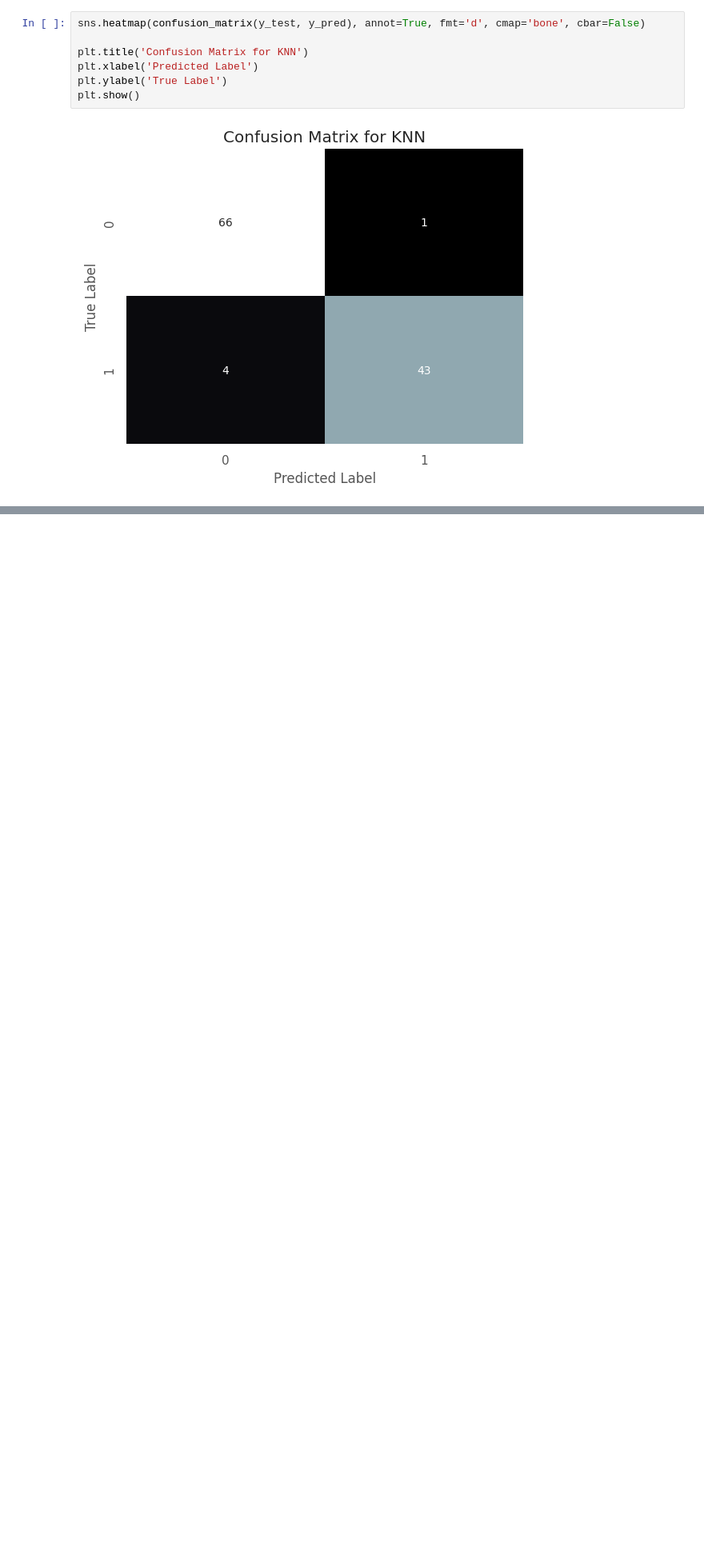
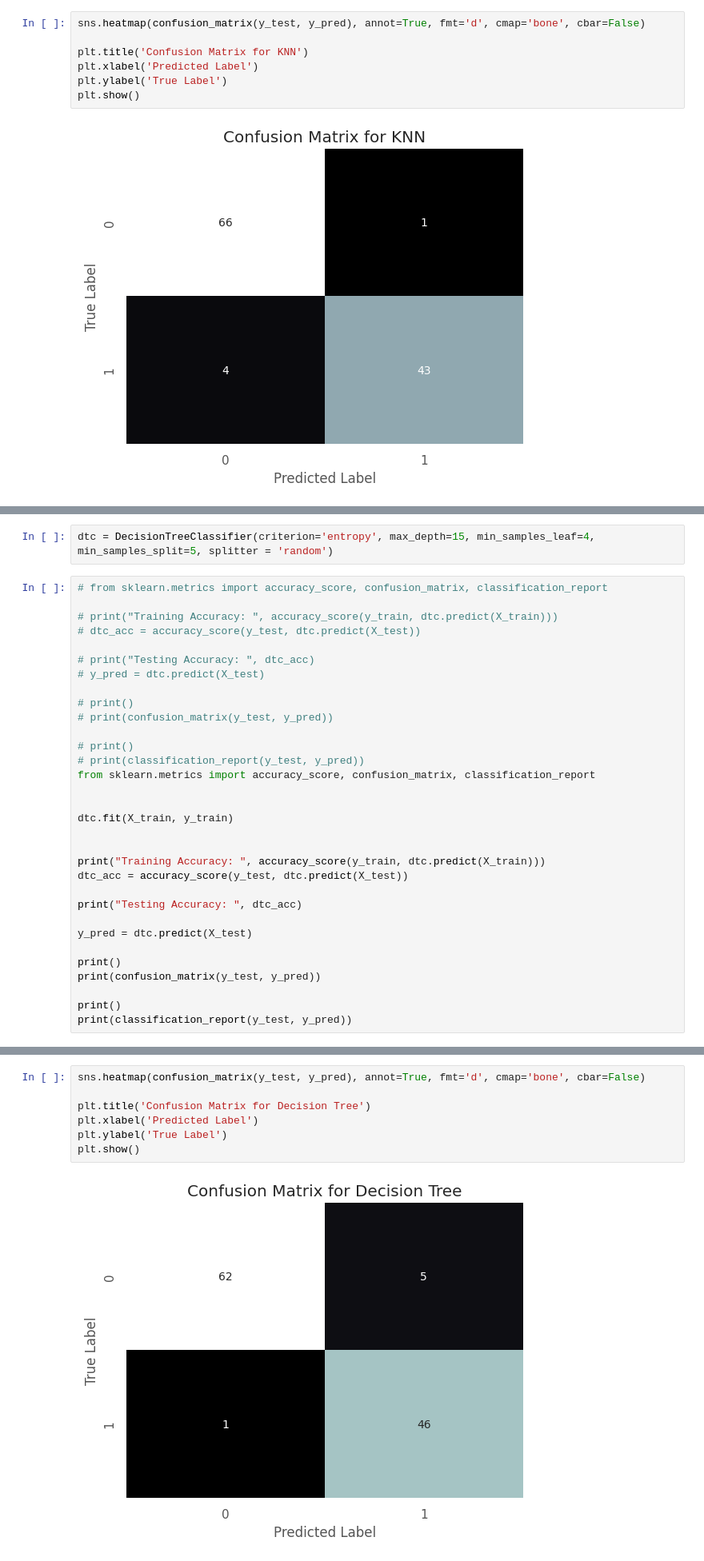
Before and after one commit to ksneha19/RecipeSharingPlatform, a Jupyter notebook: bcp.ipynb, the cells around one changed output, grey strips where cells are left out. Shown at 80% size. Saved outputs shown, nothing was run; the diff lists cells and outputs as text; blank space fills up the shorter version.

```diff
--- a/bcp.ipynb
+++ b/bcp.ipynb
@@ -321,0 +362,34 @@ plt.show()
+# %%
+dtc = DecisionTreeClassifier(criterion='entropy', max_depth=15, min_samples_leaf=4, min_samples_split=5, splitter = 'random')
+# %%
+# from sklearn.metrics import accuracy_score, confusion_matrix, classification_report
+
+# print("Training Accuracy: ", accuracy_score(y_train, dtc.predict(X_train)))
+# dtc_acc = accuracy_score(y_test, dtc.predict(X_test))
+
+# print("Testing Accuracy: ", dtc_acc)
+# y_pred = dtc.predict(X_test)
+
+# print()
+# print(confusion_matrix(y_test, y_pred))
+
+# print()
+# print(classification_report(y_test, y_pred))
+from sklearn.metrics import accuracy_score, confusion_matrix, classification_report
+
+
+dtc.fit(X_train, y_train)
+
+
+print("Training Accuracy: ", accuracy_score(y_train, dtc.predict(X_train)))
+dtc_acc = accuracy_score(y_test, dtc.predict(X_test))
+
+print("Testing Accuracy: ", dtc_acc)
+
+y_pred = dtc.predict(X_test)
+
+print()
+print(confusion_matrix(y_test, y_pred))
+
+print()
+print(classification_report(y_test, y_pred))
@@ -321,0 +411,9 @@ plt.show()
+# %%
+sns.heatmap(confusion_matrix(y_test, y_pred), annot=True, fmt='d', cmap='bone', cbar=False)
+
+plt.title('Confusion Matrix for Decision Tree')
+plt.xlabel('Predicted Label')
+plt.ylabel('True Label')
+plt.show()
+# %% [output]
+[figure, added]
```
Also changed, not shown: parts of 6 cells of this notebook.
